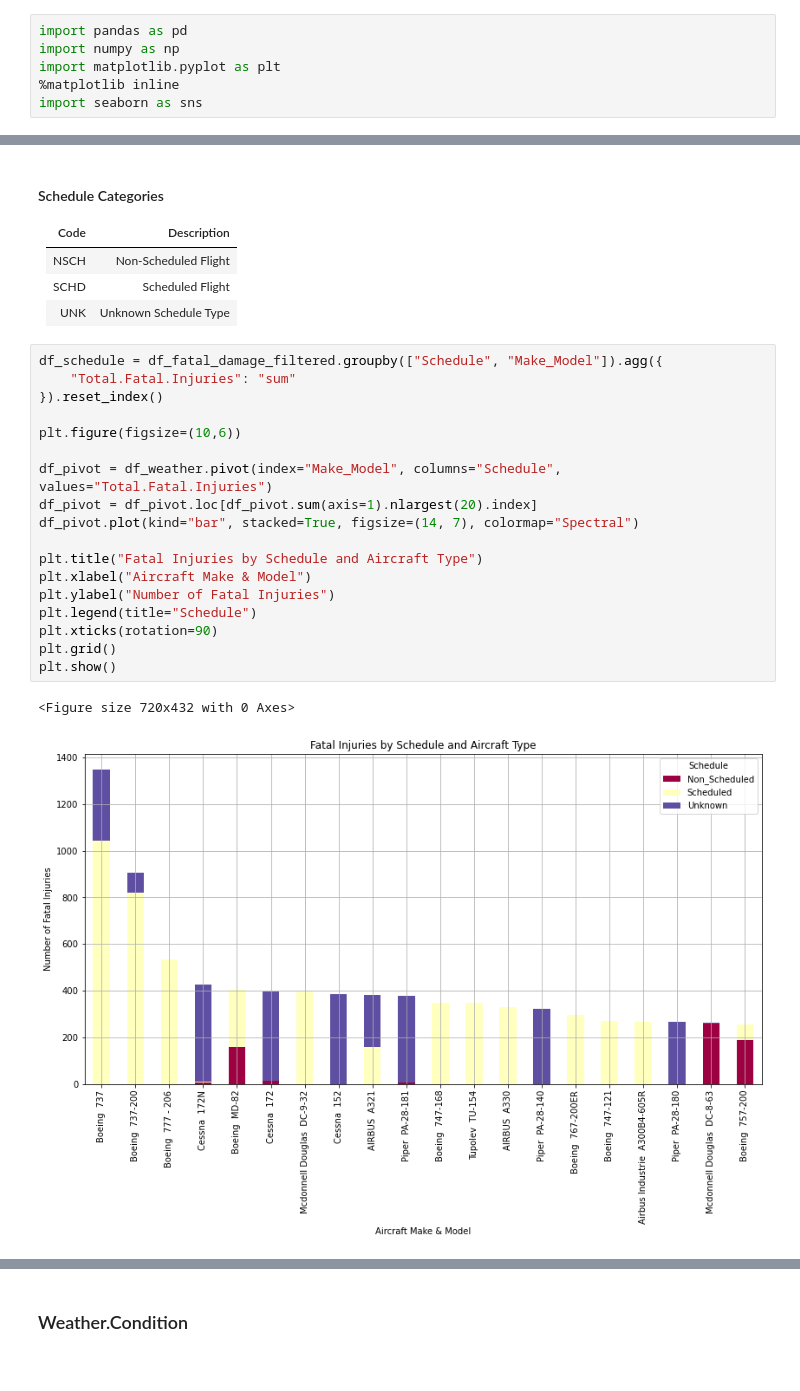
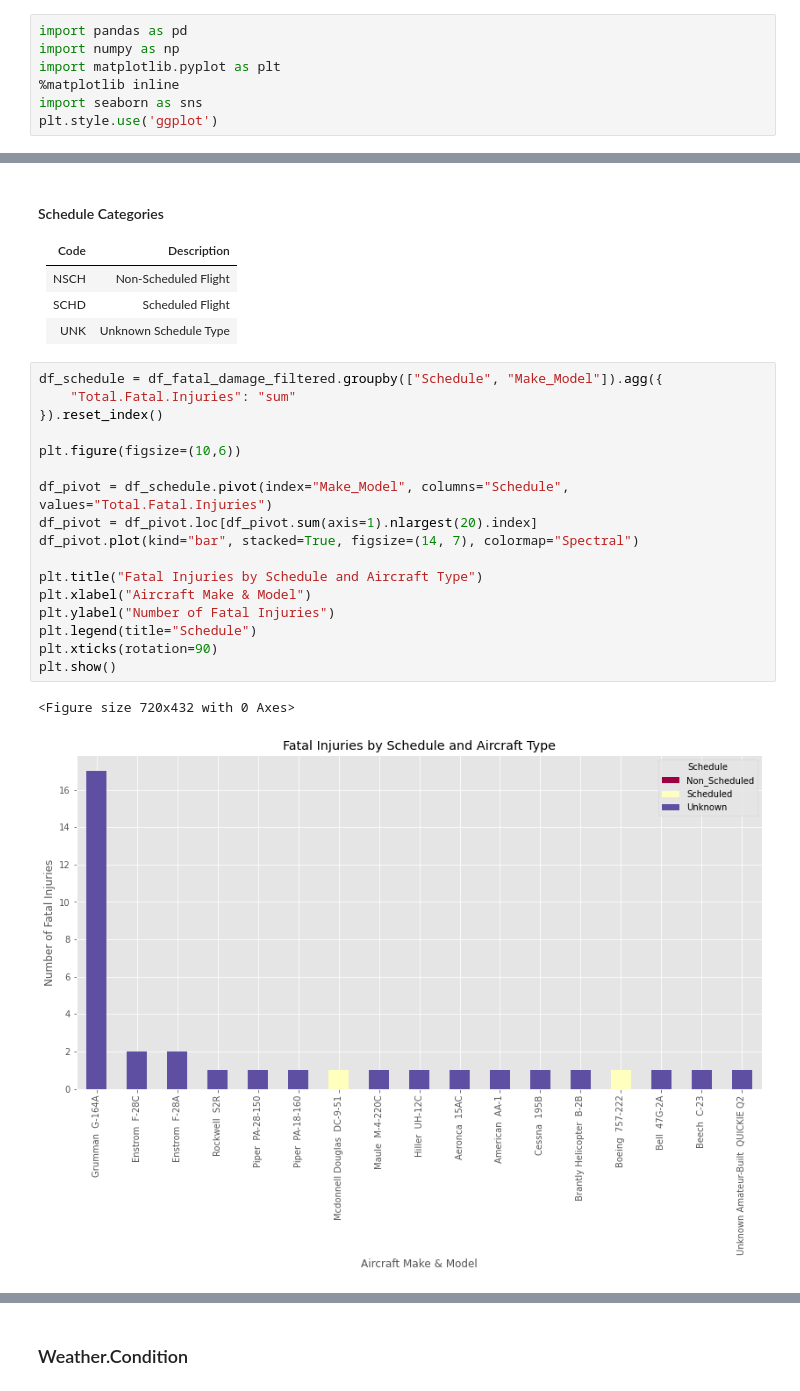
Before and after one commit to Lily-kwamboka/Aviation-Dataset-Analysis, a Jupyter notebook: Aviation.ipynb, the cells around one changed output, grey strips where cells are left out. Cells and saved outputs as stored; diff of their text form.

```diff
--- a/Aviation.ipynb
+++ b/Aviation.ipynb
@@ -48,6 +48,7 @@ import numpy as np
 import matplotlib.pyplot as plt
 %matplotlib inline
 import seaborn as sns
+plt.style.use('ggplot')
 # %%
 df = pd.read_csv("AviationNewData.csv", encoding = "windows-1252", low_memory = False)
 # %% [markdown]
@@ -848,21 +849,20 @@ Name: Schedule, dtype: int64
 # %%
 df_schedule = df_fatal_damage_filtered.groupby(["Schedule", "Make_Model"]).agg({
     "Total.Fatal.Injuries": "sum"
 }).reset_index()
 
 plt.figure(figsize=(10,6))
 
-df_pivot = df_weather.pivot(index="Make_Model", columns="Schedule", values="Total.Fatal.Injuries")
+df_pivot = df_schedule.pivot(index="Make_Model", columns="Schedule", values="Total.Fatal.Injuries")
 df_pivot = df_pivot.loc[df_pivot.sum(axis=1).nlargest(20).index]
 df_pivot.plot(kind="bar", stacked=True, figsize=(14, 7), colormap="Spectral")
 
 plt.title("Fatal Injuries by Schedule and Aircraft Type")
 plt.xlabel("Aircraft Make & Model")
 plt.ylabel("Number of Fatal Injuries")
 plt.legend(title="Schedule")
 plt.xticks(rotation=90)
-plt.grid()
 plt.show()
 # %% [output]
 <Figure size 720x432 with 0 Axes>
-[figure, old version]
+[figure, new version]
```
Also changed, not shown: parts of 25 cells of this notebook, 2 other files.
